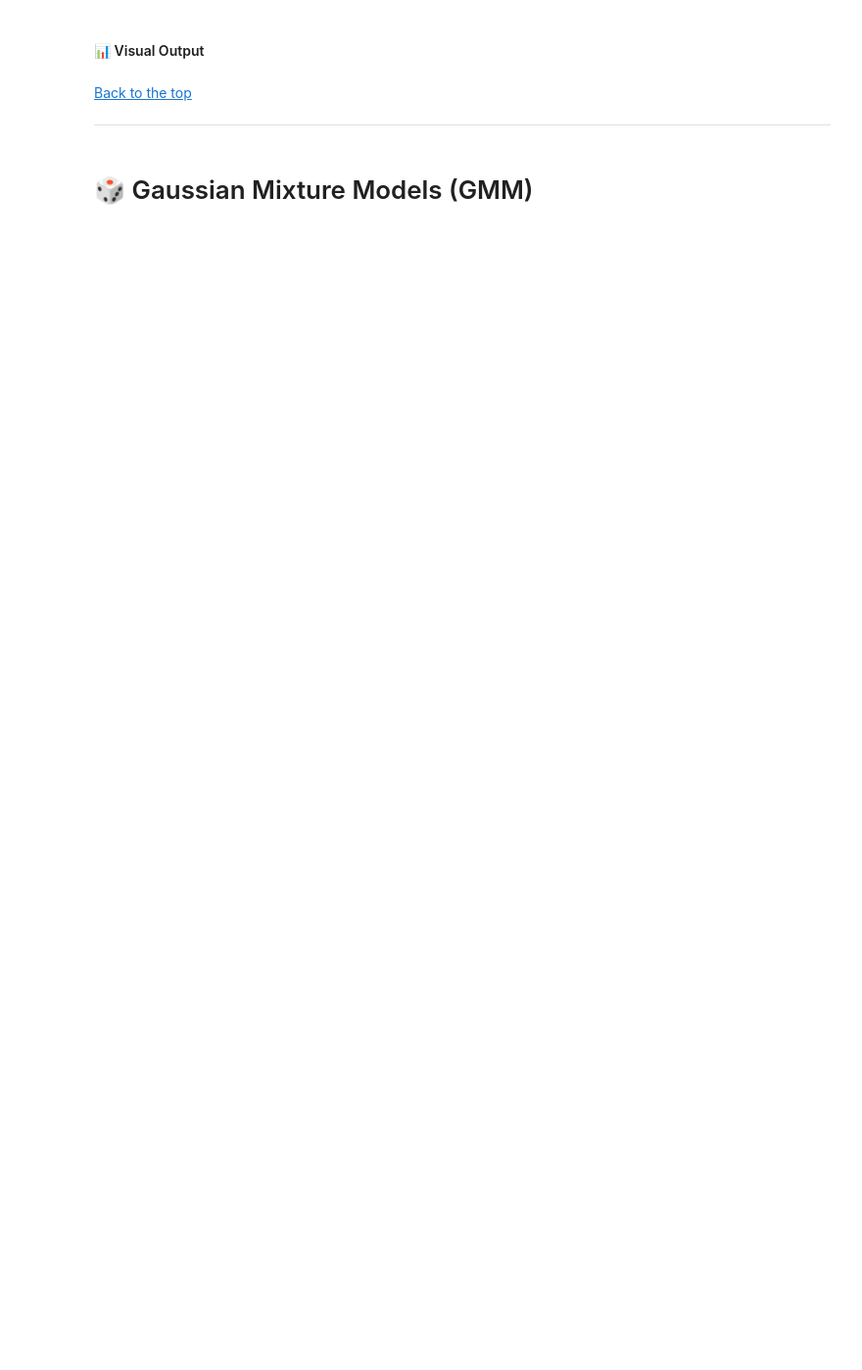
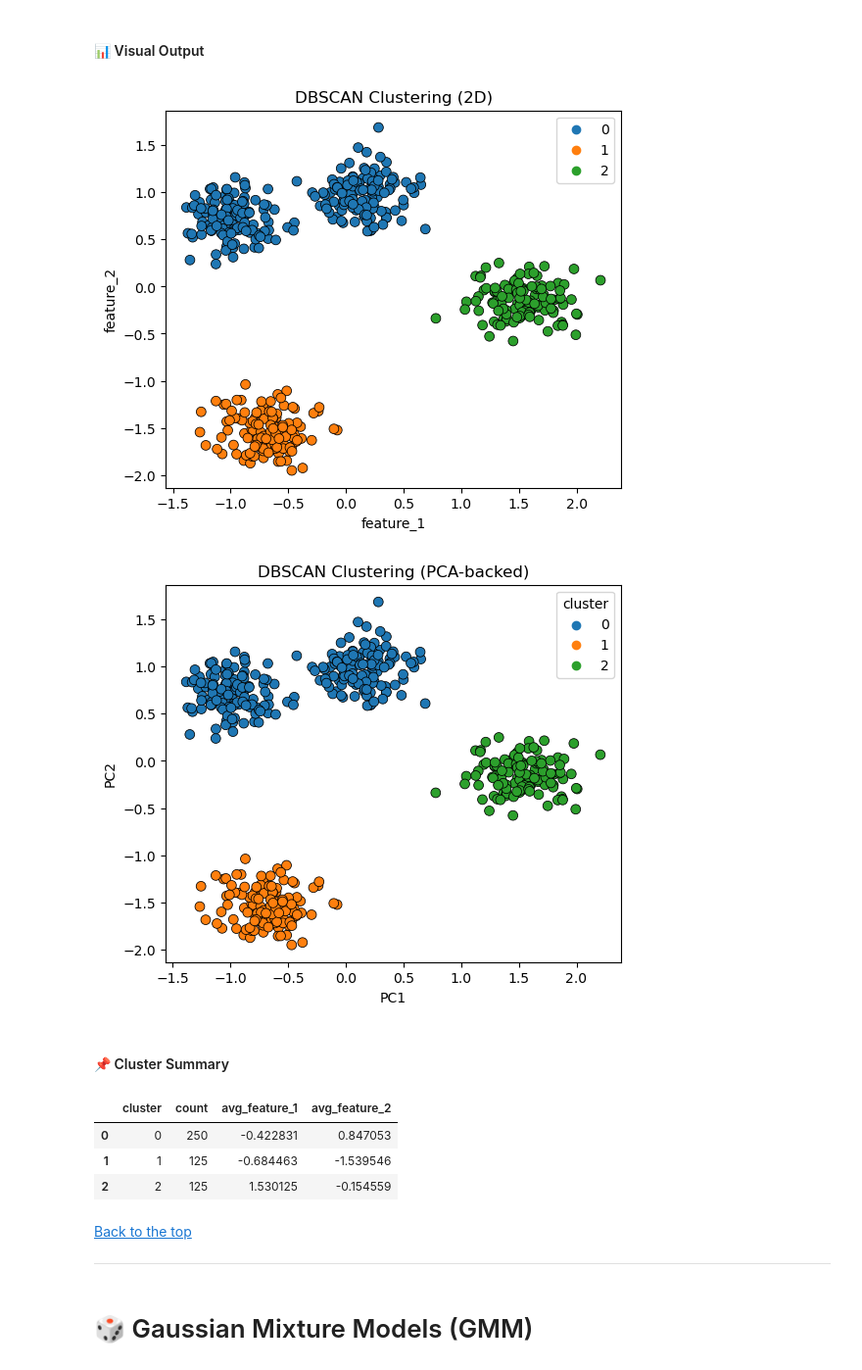
Before and after one commit to ashrithssreddy/ml-toolkit, a Jupyter notebook: Unsupervised_Learning/clustering_v2.ipynb, the cells around one changed output. Shown at 98% size. Cells and saved outputs as stored; diff of their text form; code cells hidden in the pictures; blank space fills up the shorter version.

```diff
--- a/Unsupervised_Learning/clustering_v2.ipynb
+++ b/Unsupervised_Learning/clustering_v2.ipynb
@@ -666 +726,14 @@ ___
+# %%
+from sklearn.preprocessing import StandardScaler
+
+# === CONFIG ===
+dbscan_eps = 0.5                # Radius for neighbors
+dbscan_min_samples = 5          # Minimum points to form a dense region
+use_scaled_data_dbscan = True
+
+# Prepare input
+df_input_dbscan = df.copy()
+if use_scaled_data_dbscan:
+    scaler_db = StandardScaler()
+    df_input_dbscan = pd.DataFrame(scaler_db.fit_transform(df), columns=df.columns)
 # %% [markdown]
@@ -668,0 +742,11 @@ ___
+# %%
+from sklearn.cluster import DBSCAN
+
+# Fit DBSCAN
+dbscan = DBSCAN(eps=dbscan_eps, min_samples=dbscan_min_samples)
+labels_dbscan = dbscan.fit_predict(df_input_dbscan)
+
+# Assign labels
+df_dbscan = df_input_dbscan.copy()
+df_dbscan["cluster"] = labels_dbscan
+df_dbscan
@@ -669,6 +767,23 @@ ___
 # %% [markdown]
 <a id="dbscan-visuals"></a>
 #### 📊 Visual Output
+# %%
+plot_clusters_2d(df_dbscan, label_col="cluster", title="DBSCAN Clustering (2D)")
+
+plot_clusters_pca(df_dbscan, label_col="cluster", title="DBSCAN Clustering (PCA-backed)")
+# %% [output]
+[figure, added]
+[figure, added]
+# %% [markdown]
+<a id="dbscan-summary"></a>
+#### 📌 Cluster Summary
+# %%
+summarize_clusters(df_dbscan)
+# %% [output]
+|  | cluster | count | avg_feature_1 | avg_feature_2 |
+| 0 | 0 | 250 | -0.422831 | 0.847053 |
+| 1 | 1 | 125 | -0.684463 | -1.539546 |
+| 2 | 2 | 125 | 1.530125 | -0.154559 |
 # %% [markdown]
 [Back to the top](#table-of-contents)
 ___
```
Also changed, not shown: parts of 81 cells of this notebook.
